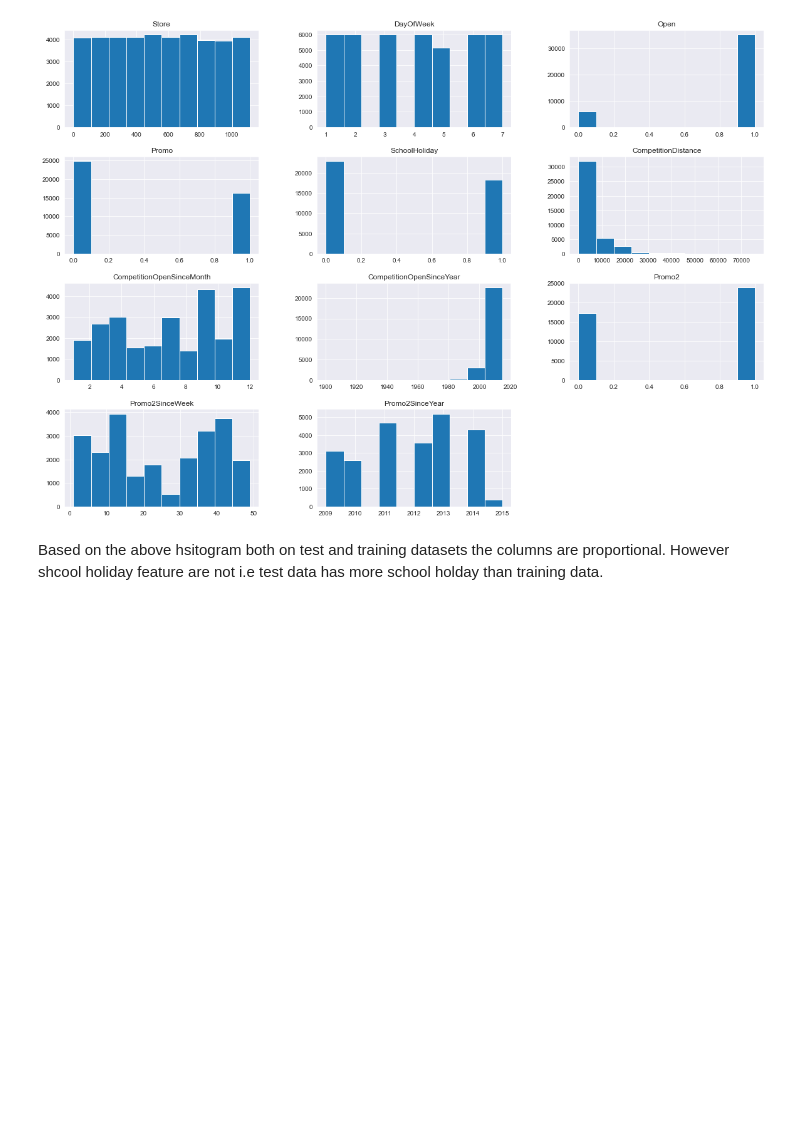
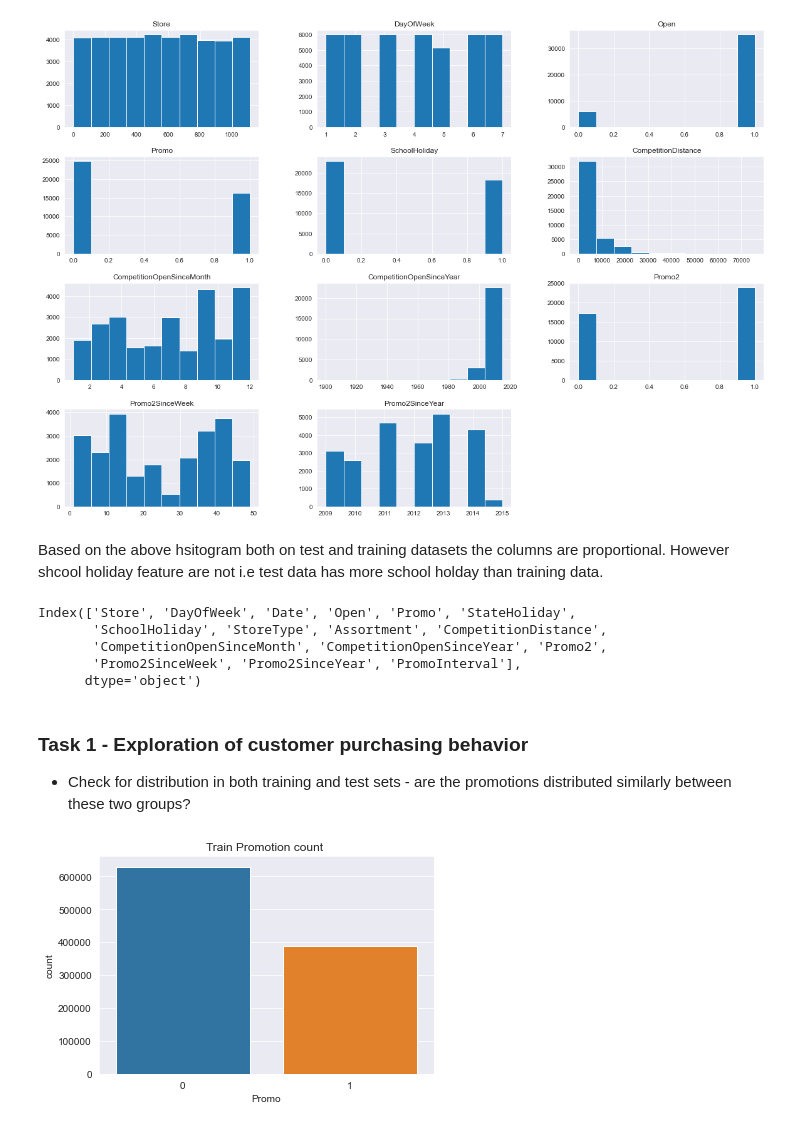
Before and after one commit to Yohanes-GR/Pharmaceutical-Sales-Forcasting, a Jupyter notebook: notebooks/EDA.ipynb, the cells around one changed output. Saved outputs shown, nothing was run; the diff lists cells and outputs as text; code cells hidden in the pictures; blank space fills up the shorter version.

```diff
--- a/notebooks/EDA.ipynb
+++ b/notebooks/EDA.ipynb
@@ -282,3 +282,28 @@ array([[<AxesSubplot:title={'center':'Store'}>,
 # %% [markdown]
 Based on the above hsitogram both on test and training datasets the columns are proportional.
 However shcool holiday feature are not i.e test data has more school holday than training data.
+# %%
+test_data.columns
+# %% [output]
+Index(['Store', 'DayOfWeek', 'Date', 'Open', 'Promo', 'StateHoliday',
+       'SchoolHoliday', 'StoreType', 'Assortment', 'CompetitionDistance',
+       'CompetitionOpenSinceMonth', 'CompetitionOpenSinceYear', 'Promo2',
+       'Promo2SinceWeek', 'Promo2SinceYear', 'PromoInterval'],
+      dtype='object')
+# %% [markdown]
+### Task 1 - Exploration of customer purchasing behavior
+   * Check for distribution in both training and test sets - are the promotions distributed similarly between these two groups?
+# %%
+#Target class Visualisatiom
+
+#graph a count plot to check the number of observations relative to the target variable
+ax=sns.countplot(pd.concat([train_df], sort=False)['Promo'], label = "Count")
+#ax=sns.countplot(pd.concat([test_df], sort=False)['Promo'], label = "Count")
+
+plt.title('Train Promotion count ')
+#plt.title('Test Promotion count ')
+#plt.xlabel('promo')
+plt.ylabel('count')
+plt.show()
+# %% [output]
+[figure, added]
```
Also changed, not shown: parts of 5 cells of this notebook.
